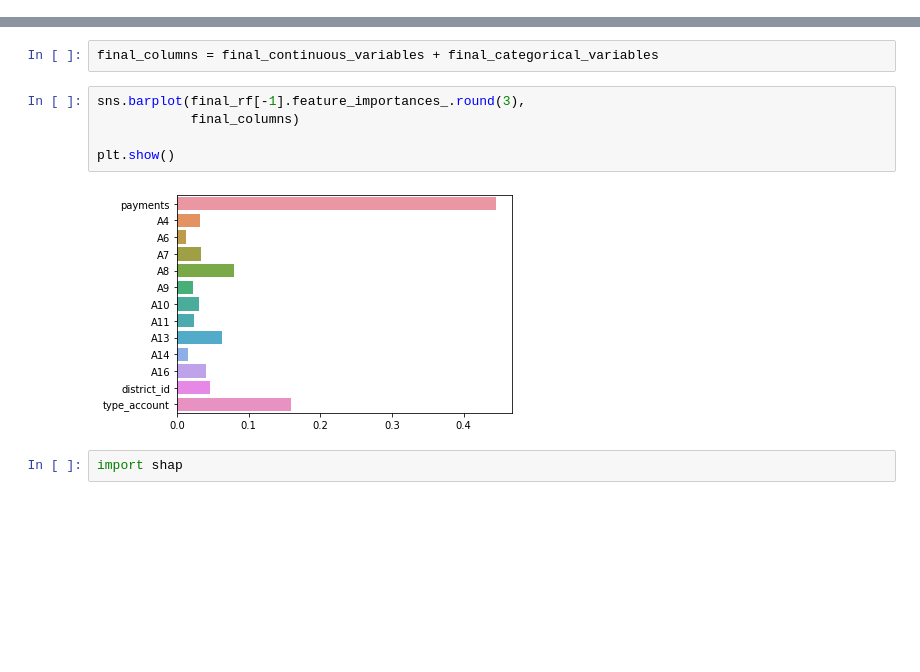
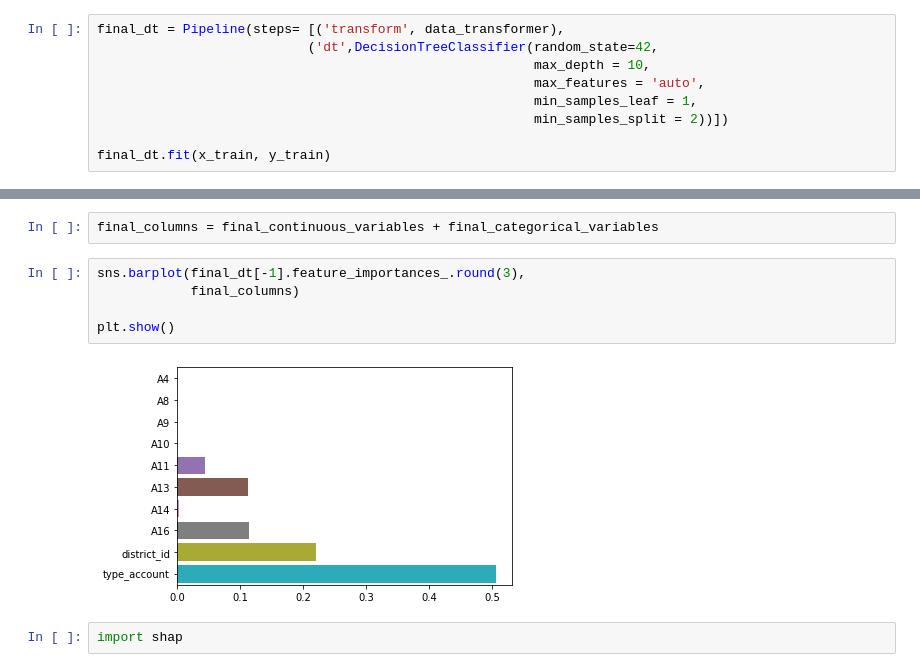
Before and after one commit to SteveGrimm/Unit4_Project, a Jupyter notebook: Unit4_Project.ipynb, the cells around one changed output, grey strips where cells are left out. Drawn from its saved outputs; the diff is of its cells as text; blank space fills up the shorter version.

```diff
--- a/Unit4_Project.ipynb
+++ b/Unit4_Project.ipynb
@@ -541,0 +563,9 @@ array([[20314,     0],
+# %%
+final_dt = Pipeline(steps= [('transform', data_transformer),
+                           ('dt',DecisionTreeClassifier(random_state=42,
+                                                        max_depth = 10,
+                                                        max_features = 'auto',
+                                                        min_samples_leaf = 1,
+                                                        min_samples_split = 2))])
+
+final_dt.fit(x_train, y_train)
@@ -548,12 +684,12 @@ x_train.shape
 # %%
 final_columns = final_continuous_variables + final_categorical_variables
 # %%
-sns.barplot(final_rf[-1].feature_importances_.round(3),
+sns.barplot(final_dt[-1].feature_importances_.round(3),
             final_columns)
 
 plt.show()
 # %% [output]
-[figure, old version]
+[figure, new version]
 # %%
 import shap
 # %%
```
Also changed, not shown: parts of 76 cells of this notebook.
